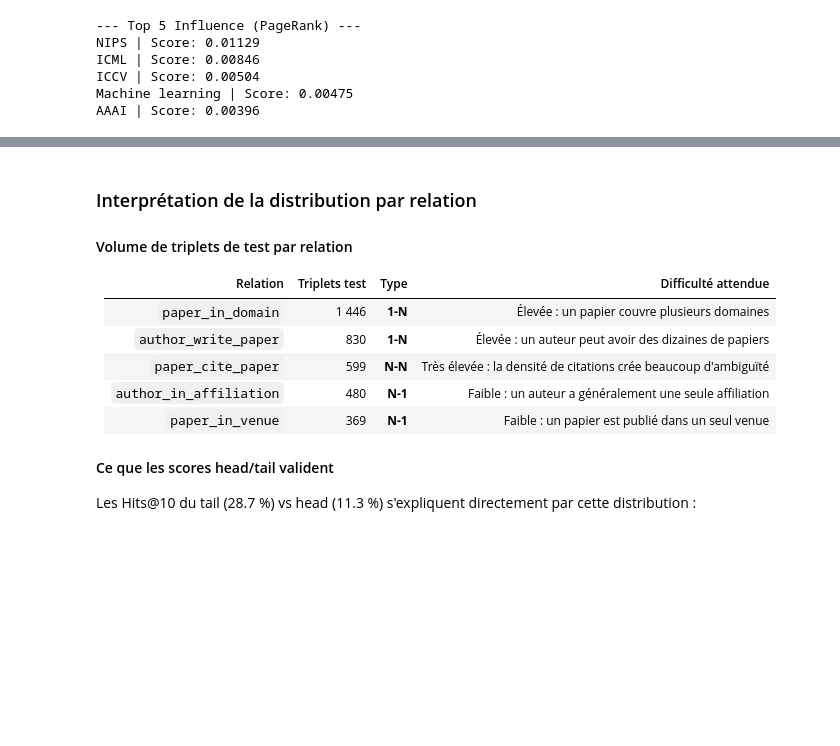
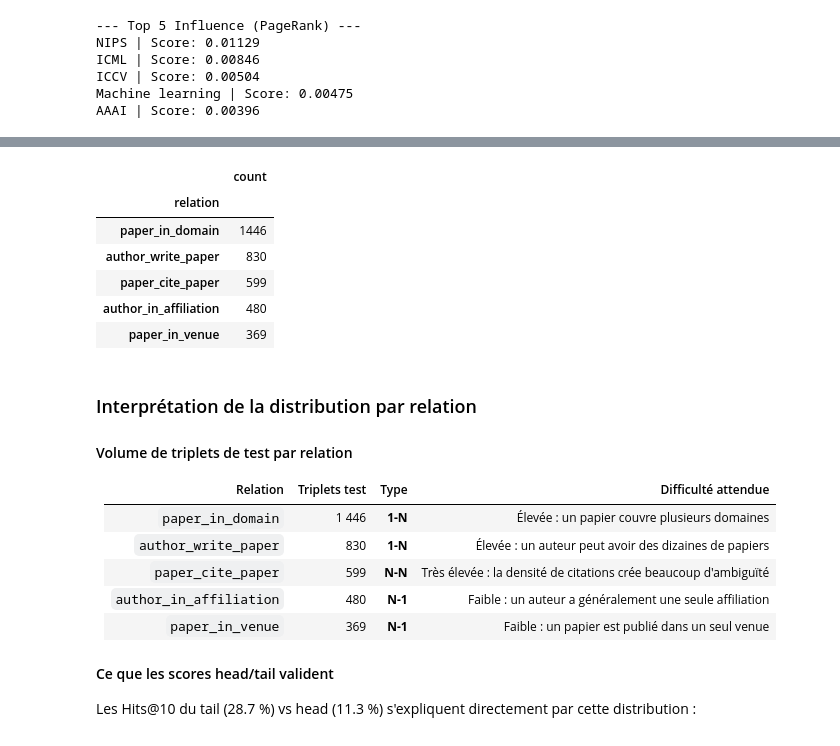
Before and after one commit to QuentinG0304/Graph_ML, a Jupyter notebook: GUIGNARD_LASNE_BOUMARD.ipynb, the cells around one changed output, grey strips where cells are left out. Cells and saved outputs as stored; diff of their text form; code cells hidden in the pictures; blank space fills up the shorter version.

```diff
--- a/GUIGNARD_LASNE_BOUMARD.ipynb
+++ b/GUIGNARD_LASNE_BOUMARD.ipynb
@@ -1595,3 +1447,22 @@ Types de relations dans le test : ['author_in_affiliation', 'paper_in_domain', '
+# %%
+import pandas as pd
+import numpy as np
+from pykeen.evaluation import RankBasedEvaluator
+
+# Chargement du jeu de test pour l'analyse par relation
+test_df = pd.read_csv(os.path.join(PATH, 'test.txt'), sep='\t', names=['head', 'relation', 'tail'])
+
+# Distribution des triplets par relation (test set)
+rel_counts = test_df['relation'].value_counts()
+display(rel_counts.to_frame("count"))
+# %% [output]
+|  | count |
+| relation |  |
+| paper_in_domain | 1446 |
+| author_write_paper | 830 |
+| paper_cite_paper | 599 |
+| author_in_affiliation | 480 |
+| paper_in_venue | 369 |
 # %% [markdown]
 
 ### Interprétation de la distribution par relation
```
Also changed, not shown: parts of 20 cells of this notebook, 1 other file.
